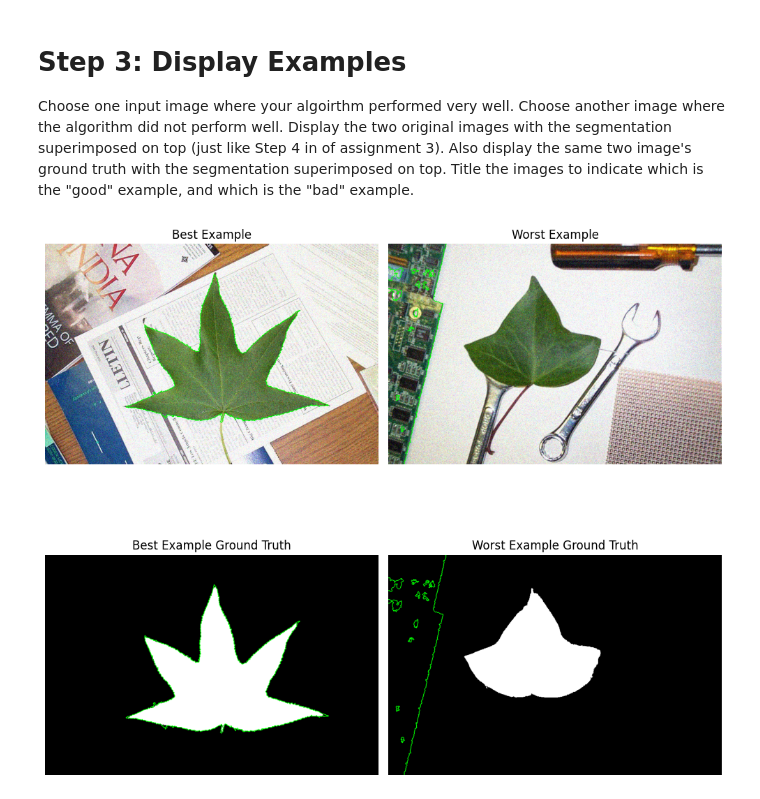
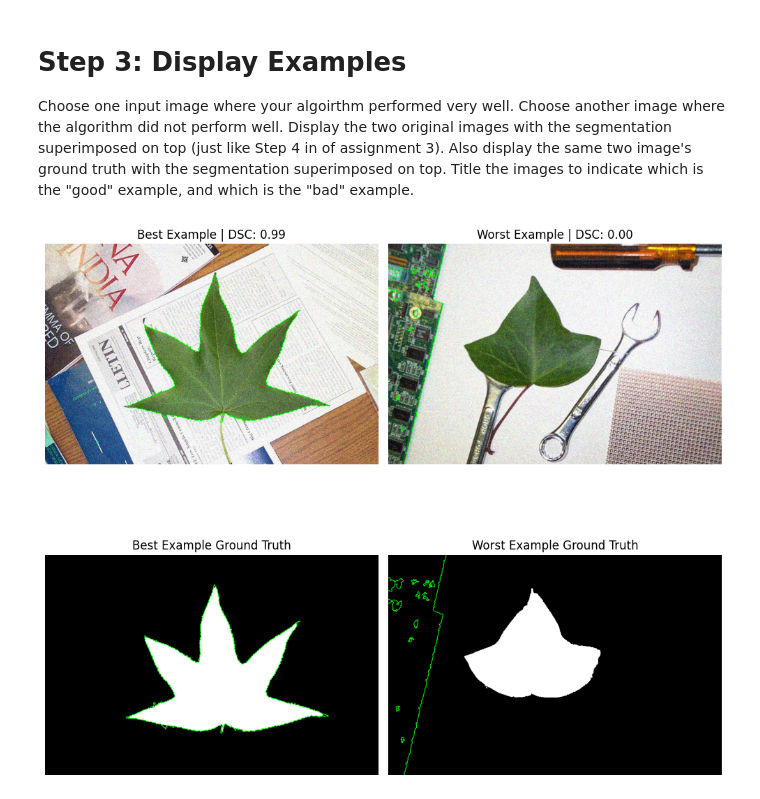
Before and after one commit to FranzCastillo/Image-Segmentation, a Jupyter notebook: src/asn4-q1.ipynb, the cells around one changed output. Drawn from its saved outputs; the diff is of its cells as text; code cells hidden in the pictures.

```diff
--- a/src/asn4-q1.ipynb
+++ b/src/asn4-q1.ipynb
@@ -187,28 +187,28 @@ worst_segmentation = segleaf(worst_image)
 # %%
 import matplotlib.pyplot as plt
 from skimage.segmentation import mark_boundaries
 
 fig, axes = plt.subplots(2, 2, figsize=(10, 10))
 
 axes[0, 0].imshow(mark_boundaries(best_image, best_segmentation, color=(0, 1, 0), mode='thick'))
-axes[0, 0].set_title('Best Example')
+axes[0, 0].set_title(f'Best Example | DSC: {df.loc[best_idx, "DSC"]:.2f}')
 
 axes[0, 1].imshow(mark_boundaries(worst_image, worst_segmentation, color=(0, 1, 0), mode='thick'))
-axes[0, 1].set_title('Worst Example')
+axes[0, 1].set_title(f'Worst Example | DSC: {df.loc[worst_idx, "DSC"]:.2f}')
 
 axes[1, 0].imshow(mark_boundaries(best_gt, best_segmentation, color=(0, 1, 0), mode='thick'))
 axes[1, 0].set_title('Best Example Ground Truth')
 
 axes[1, 1].imshow(mark_boundaries(worst_gt, worst_segmentation, color=(0, 1, 0), mode='thick'))
 axes[1, 1].set_title('Worst Example Ground Truth')
 
 for ax in axes.ravel():
     ax.axis('off')
 
 plt.tight_layout()
 plt.show()
 # %% [output]
-[figure, old version]
+[figure, new version]
 # %% [markdown]
 # Step 4: Reflection
 
```
Also changed, not shown: parts of 1 cell of this notebook.
